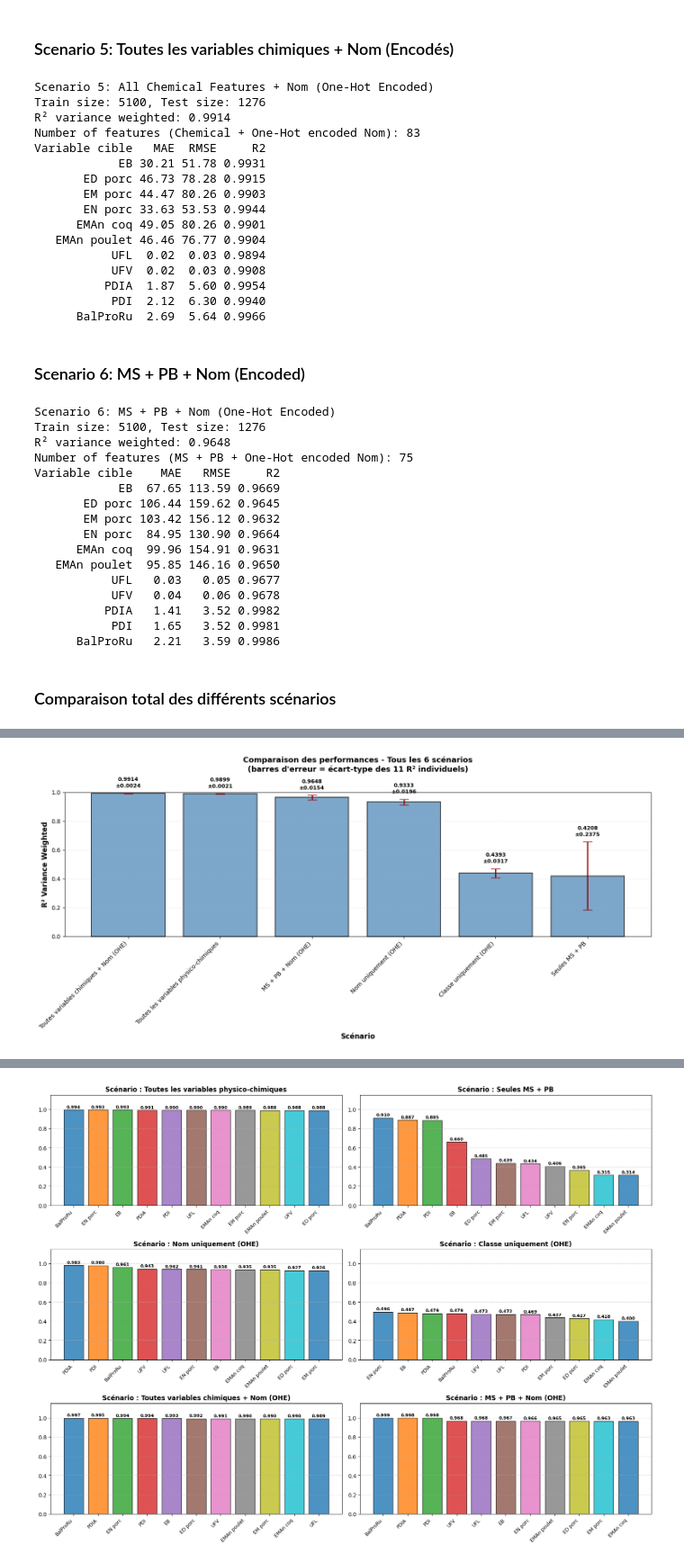
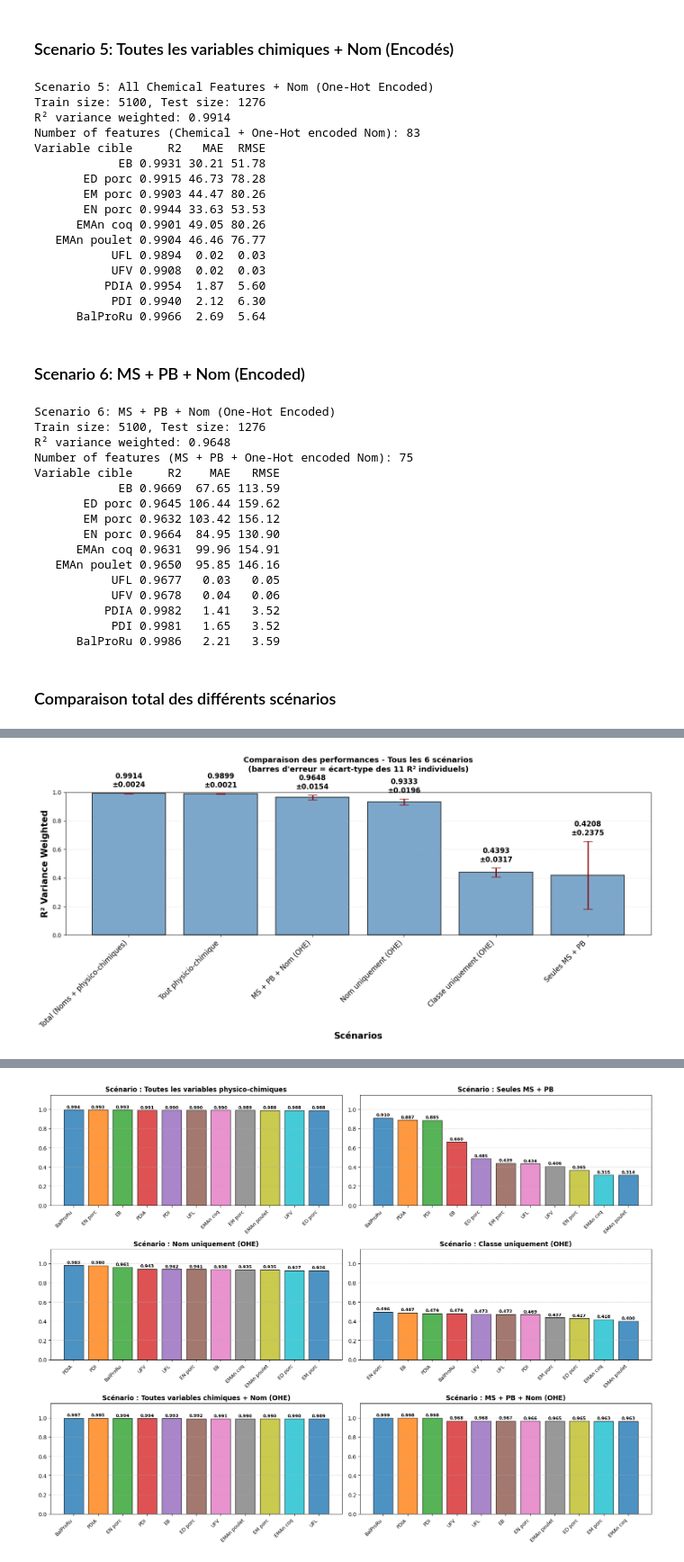
Before and after one commit to Valentine-Michelet/Projet-fil-rouge-nutrition-animale-, a Jupyter notebook: notebooks/id_regressor.ipynb, the cells around one changed output, grey strips where cells are left out. Shown at 90% size. Cells and saved outputs as stored; diff of their text form; code cells hidden in the pictures.

```diff
--- a/notebooks/id_regressor.ipynb
+++ b/notebooks/id_regressor.ipynb
@@ -309,24 +309,24 @@ print("\nScenario 5: All Chemical Features + Nom (One-Hot Encoded)")
 print(f"Train size: {len(X_train_nom)}, Test size: {len(X_test_nom)}")
 print(f"R² variance weighted: {metrics_nom['R2_variance_weighted']:.4f}")
 print(f"Number of features (Chemical + One-Hot encoded Nom): {X_train_nom.shape[1]}")
-print(results_nom.to_string(index=False))
+print(results_nom[['Variable cible', 'R2', 'MAE', 'RMSE']].to_string(index=False))
 # %% [output]
 Scenario 5: All Chemical Features + Nom (One-Hot Encoded)
 Train size: 5100, Test size: 1276
 R² variance weighted: 0.9914
 Number of features (Chemical + One-Hot encoded Nom): 83
-Variable cible   MAE  RMSE     R2
-            EB 30.21 51.78 0.9931
-       ED porc 46.73 78.28 0.9915
-       EM porc 44.47 80.26 0.9903
-       EN porc 33.63 53.53 0.9944
-      EMAn coq 49.05 80.26 0.9901
-   EMAn poulet 46.46 76.77 0.9904
-           UFL  0.02  0.03 0.9894
-           UFV  0.02  0.03 0.9908
-          PDIA  1.87  5.60 0.9954
-           PDI  2.12  6.30 0.9940
-      BalProRu  2.69  5.64 0.9966
+Variable cible     R2   MAE  RMSE
+            EB 0.9931 30.21 51.78
+       ED porc 0.9915 46.73 78.28
+       EM porc 0.9903 44.47 80.26
+       EN porc 0.9944 33.63 53.53
+      EMAn coq 0.9901 49.05 80.26
+   EMAn poulet 0.9904 46.46 76.77
+           UFL 0.9894  0.02  0.03
+           UFV 0.9908  0.02  0.03
+          PDIA 0.9954  1.87  5.60
+           PDI 0.9940  2.12  6.30
+      BalProRu 0.9966  2.69  5.64
 # %% [markdown]
 ### Scenario 6: MS + PB + Nom (Encoded)
 # %%
@@ -358,35 +358,35 @@ print("\nScenario 6: MS + PB + Nom (One-Hot Encoded)")
 print(f"Train size: {len(X_train_mspb_nom)}, Test size: {len(X_test_mspb_nom)}")
 print(f"R² variance weighted: {metrics_mspb_nom['R2_variance_weighted']:.4f}")
 print(f"Number of features (MS + PB + One-Hot encoded Nom): {X_train_mspb_nom.shape[1]}")
-print(results_mspb_nom.to_string(index=False))
+print(results_mspb_nom[['Variable cible', 'R2', 'MAE', 'RMSE']].to_string(index=False))
 # %% [output]
 Scenario 6: MS + PB + Nom (One-Hot Encoded)
 Train size: 5100, Test size: 1276
 R² variance weighted: 0.9648
 Number of features (MS + PB + One-Hot encoded Nom): 75
-Variable cible    MAE   RMSE     R2
-            EB  67.65 113.59 0.9669
-       ED porc 106.44 159.62 0.9645
-       EM porc 103.42 156.12 0.9632
-       EN porc  84.95 130.90 0.9664
-      EMAn coq  99.96 154.91 0.9631
-   EMAn poulet  95.85 146.16 0.9650
-           UFL   0.03   0.05 0.9677
-           UFV   0.04   0.06 0.9678
-          PDIA   1.41   3.52 0.9982
-           PDI   1.65   3.52 0.9981
-      BalProRu   2.21   3.59 0.9986
+Variable cible     R2    MAE   RMSE
+            EB 0.9669  67.65 113.59
+       ED porc 0.9645 106.44 159.62
+       EM porc 0.9632 103.42 156.12
+       EN porc 0.9664  84.95 130.90
+      EMAn coq 0.9631  99.96 154.91
+   EMAn poulet 0.9650  95.85 146.16
+           UFL 0.9677   0.03   0.05
+           UFV 0.9678   0.04   0.06
+          PDIA 0.9982   1.41   3.52
+           PDI 0.9981   1.65   3.52
+      BalProRu 0.9986   2.21   3.59
 # %% [markdown]
 ### Comparaison total des différents scénarios
 # %%
 # Extended comparison with all 6 scenarios
 comparison_all_df = pd.DataFrame({
     'Scenario': [
-        'Toutes les variables physico-chimiques',
+        'Tout physicio-chimique',
         'Seules MS + PB',
         'Nom uniquement (OHE)',
         'Classe uniquement (OHE)',
-        'Toutes variables chimiques + Nom (OHE)',
+        'Total (Noms + physico-chimiques)',
         'MS + PB + Nom (OHE)'
     ],
     'R² Variance Weighted': [
@@ -425,21 +425,22 @@ ax.bar(x_pos, comparison_all_df['R² Variance Weighted'],
        capsize=8, alpha=0.7, color='steelblue', edgecolor='black', linewidth=1.5,
        error_kw={'linewidth': 2, 'ecolor': 'darkred'})
 
-ax.set_ylabel('R² Variance Weighted', fontsize=12, fontweight='bold')
-ax.set_xlabel('Scénario', fontsize=12, fontweight='bold')
+ax.set_ylabel('R² Variance Weighted', fontsize=15, fontweight='bold')
+ax.set_xlabel('Scénarios', fontsize=15, fontweight='bold')
 ax.set_title('Comparaison des performances - Tous les 6 scénarios\n(barres d\'erreur = écart-type des 11 R² individuels)',
              fontsize=13, fontweight='bold', pad=35)
 ax.set_xticks(x_pos)
-ax.set_xticklabels(comparison_all_df['Scenario'], rotation=45, ha='right')
+ax.set_xticklabels(comparison_all_df['Scenario'], fontsize=12, rotation=45, ha='right')
 ax.grid(axis='y', alpha=0.3, linestyle='--')
 ax.set_ylim(0, 1)
 
 # Add value labels on bars
 for i, (val, std) in enumerate(zip(comparison_all_df['R² Variance Weighted'], comparison_all_df['R² Std Dev'])):
     ax.text(i, val + std + 0.03, f'{val:.4f}\n±{std:.4f}',
-            ha='center', va='bottom', fontsize=9, fontweight='bold')
+            ha='center', va='bottom', fontsize=12, fontweight='bold')
 
 plt.tight_layout()
+plt.savefig('../reports/figures/comparison_all_scenarios.png')
 plt.show()
 # %% [output]
 ================================================================================
@@ -455 +456 @@ Toutes les variables physico-chimiques                0.9899    0.002132
-[figure, old version]
+[figure, new version]
```
Also changed, not shown: parts of 7 cells of this notebook, 2 other files.
